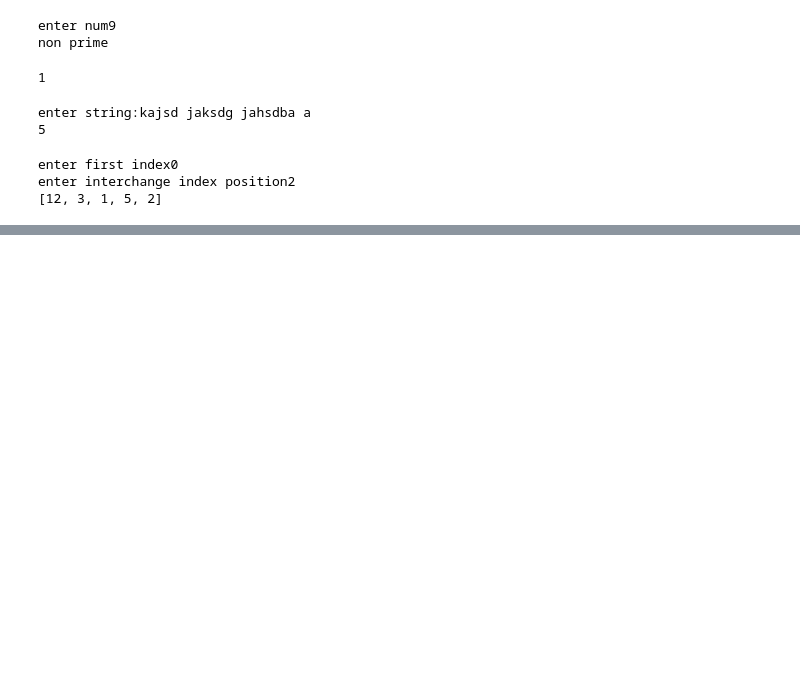
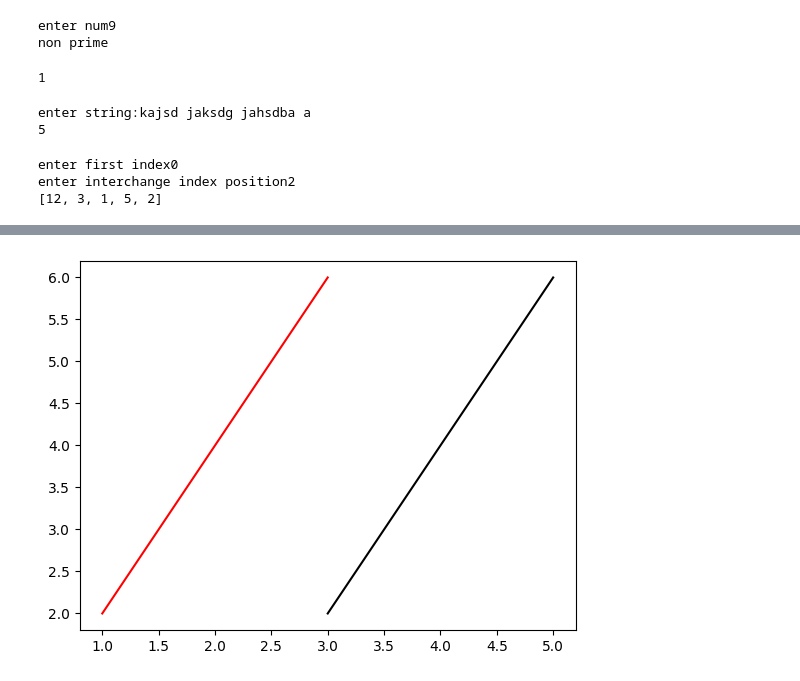
Before and after one commit to kavan202/kavan_jodhani, a Jupyter notebook: welcome/running_python.ipynb, the cells around one changed output, grey strips where cells are left out. Drawn from its saved outputs; the diff is of its cells as text; code cells hidden in the pictures; blank space fills up the shorter version.

```diff
--- a/welcome/running_python.ipynb
+++ b/welcome/running_python.ipynb
@@ -153,0 +168,11 @@ enter interchange index position2
+# %%
+import numpy as np
+a=[1,2,3]
+b=[2,4,6]
+plt.plot(a,b,color="red")
+plt.plot(x,b,color="black")
+x=np.arange(3,6)
+plt.show()
+# print(x)
+# %% [output]
+[figure, added]
```
Also changed, not shown: parts of 10 cells of this notebook.
